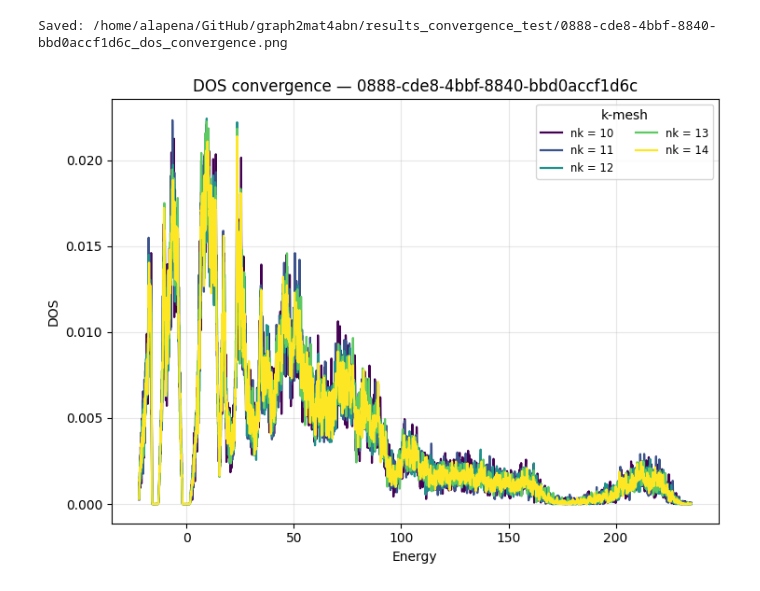
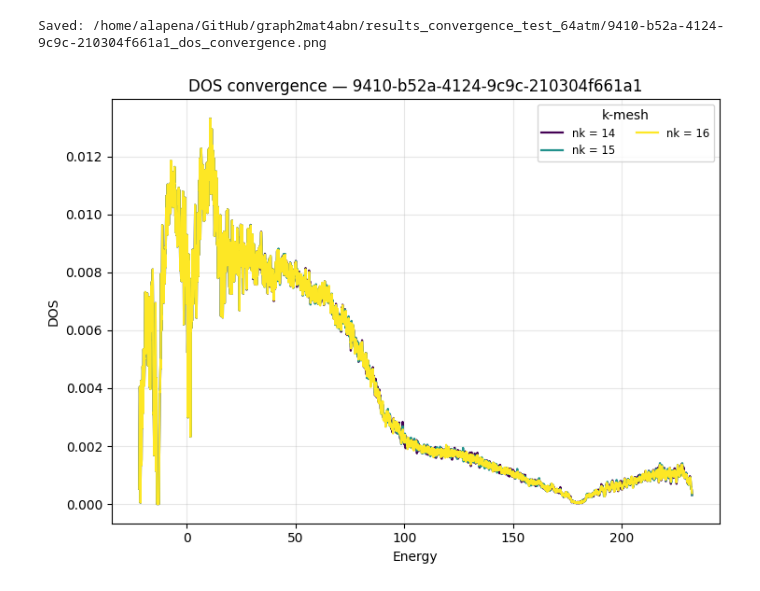
Before and after one commit to alapena/graph2mat4abn, a Jupyter notebook: scripts/dos_convergence_test_vis.ipynb, the cells around one changed output. Cells and saved outputs as stored; diff of their text form; code cells hidden in the pictures.

```diff
--- a/scripts/dos_convergence_test_vis.ipynb
+++ b/scripts/dos_convergence_test_vis.ipynb
@@ -5,7 +5,7 @@ import numpy as np
 import matplotlib.pyplot as plt
 from collections import defaultdict
 # %%
-savedir = Path("/home/alapena/GitHub/graph2mat4abn/results_convergence_test_8atm")
+savedir = Path("/home/alapena/GitHub/graph2mat4abn/results_convergence_test_64atm")
 
 # Pattern: {structure}_dos_mesh{nk}.npz
 fname_re = re.compile(r"^(?P<structure>.+)_dos_mesh(?P<nk>\d+)\.npz$")
@@ -42,33 +42,33 @@ for structure, items in groups.items():
 
         if energies_ref is None:
             energies_ref = energies
         else:
             if energies.shape != energies_ref.shape or not np.allclose(energies, energies_ref):
                 print(f"[warn] Energies differ for {path.name}. Plotting as-is, but legends may not be directly comparable.")
 
     # Plot
-    loaded = loaded[-45:-40]
+    loaded = loaded[-3:]
     plt.figure(figsize=(7.5, 5.5))
     # Use a colormap for distinct colors
     cmap = plt.get_cmap("viridis")
     N = max(1, len(loaded))
 
     for i, (nk, energies, dos, path) in enumerate(loaded):
         color = cmap(i / max(1, N - 1))
         plt.plot(energies, dos, label=f"nk = {nk}", lw=1.6, color=color)
 
     plt.title(f"DOS convergence — {structure}")
     plt.xlabel("Energy")
     plt.ylabel("DOS")
     plt.grid(True, alpha=0.3)
     plt.legend(title="k-mesh", ncol=2, fontsize="small")
     plt.tight_layout()
     # Save alongside data and also show
     outpath = savedir / f"{structure}_dos_convergence.png"
     plt.savefig(outpath, dpi=200)
     print(f"Saved: {outpath}")
 
 plt.show()
 # %% [output]
-Saved: /home/alapena/GitHub/graph2mat4abn/results_convergence_test/0888-cde8-4bbf-8840-bbd0accf1d6c_dos_convergence.png
+Saved: /home/alapena/GitHub/graph2mat4abn/results_convergence_test_64atm/9410-b52a-4124-9c9c-210304f661a1_dos_convergence.png
-[figure, old version]
+[figure, new version]
```
Also changed, not shown: 7 other files.
